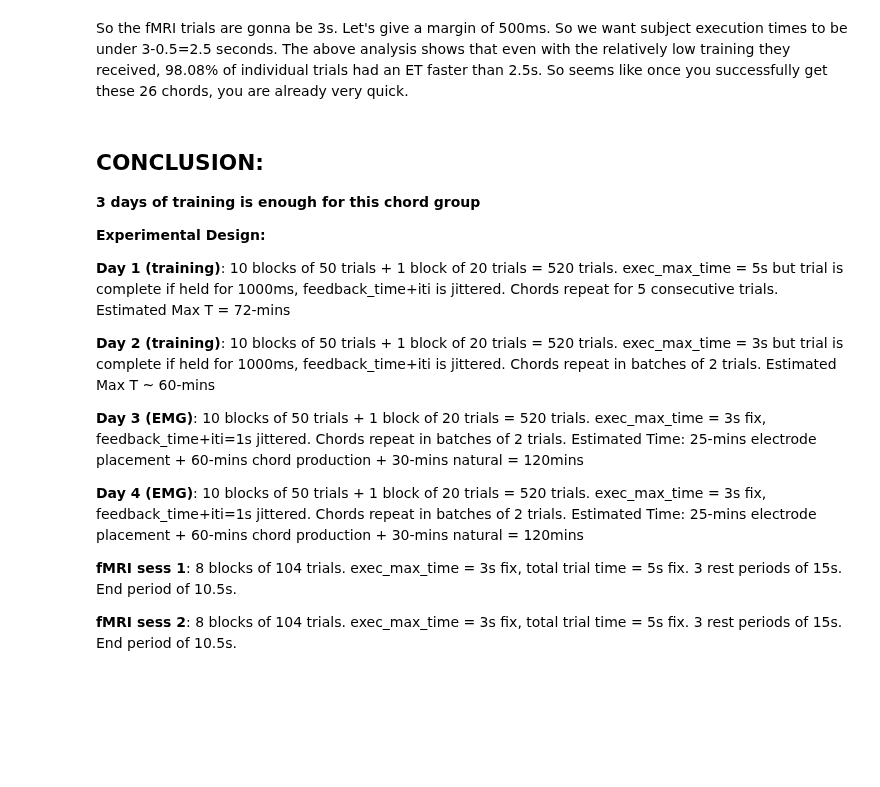
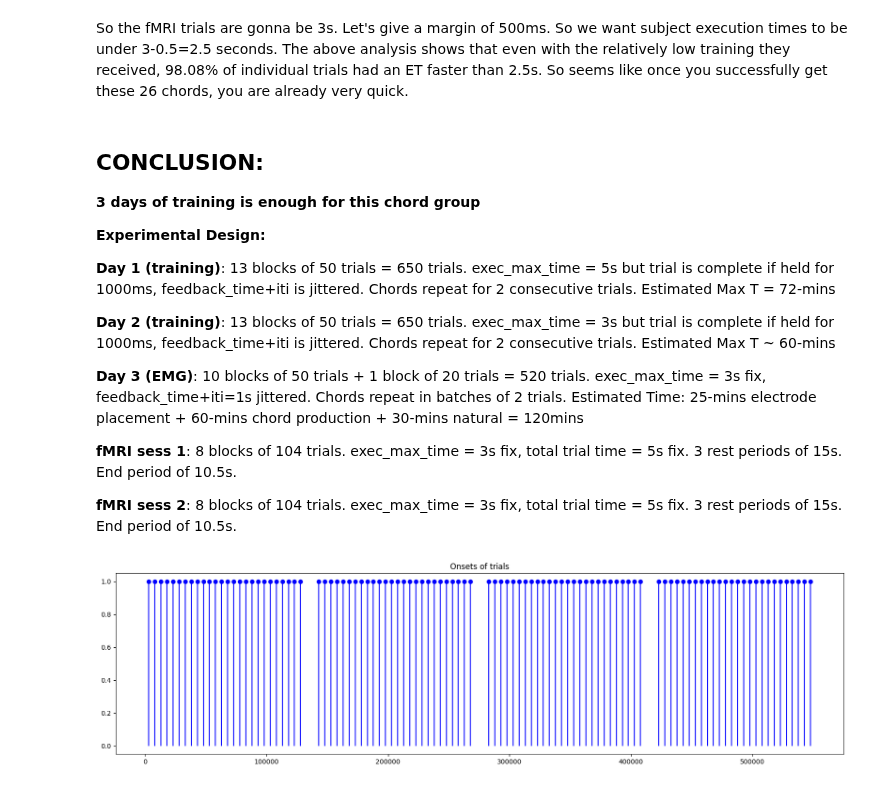
Before and after one commit to alighavam/EFC_patternfMRI, a Jupyter notebook: efcp_experiment_design.ipynb, the cells around one changed output. Saved outputs shown, nothing was run; the diff lists cells and outputs as text; code cells hidden in the pictures; blank space fills up the shorter version.

```diff
--- a/efcp_experiment_design.ipynb
+++ b/efcp_experiment_design.ipynb
@@ -62,14 +63,24 @@ So the fMRI trials are gonna be 3s. Let's give a margin of 500ms. So we want sub
 
 **Experimental Design:**
 
-**Day 1 (training)**: 10 blocks of 50 trials + 1 block of 20 trials = 520 trials. exec_max_time = 5s but trial is complete if held for 1000ms, feedback_time+iti is jittered. Chords repeat for 5 consecutive trials. Estimated Max T = 72-mins
+**Day 1 (training)**: 13 blocks of 50 trials = 650 trials. exec_max_time = 5s but trial is complete if held for 1000ms, feedback_time+iti is jittered. Chords repeat for 2 consecutive trials. Estimated Max T = 72-mins
 
-**Day 2 (training)**: 10 blocks of 50 trials + 1 block of 20 trials = 520 trials. exec_max_time = 3s but trial is complete if held for 1000ms, feedback_time+iti is jittered. Chords repeat in batches of 2 trials. Estimated Max T ~ 60-mins
+**Day 2 (training)**: 13 blocks of 50 trials = 650 trials. exec_max_time = 3s but trial is complete if held for 1000ms, feedback_time+iti is jittered. Chords repeat for 2 consecutive trials. Estimated Max T ~ 60-mins
 
 **Day 3 (EMG)**: 10 blocks of 50 trials + 1 block of 20 trials = 520 trials. exec_max_time = 3s fix, feedback_time+iti=1s jittered. Chords repeat in batches of 2 trials. Estimated Time: 25-mins electrode placement + 60-mins chord production + 30-mins natural = 120mins
-
-**Day 4 (EMG)**: 10 blocks of 50 trials + 1 block of 20 trials = 520 trials. exec_max_time = 3s fix, feedback_time+iti=1s jittered. Chords repeat in batches of 2 trials. Estimated Time: 25-mins electrode placement + 60-mins chord production + 30-mins natural = 120mins
 
 **fMRI sess 1**: 8 blocks of 104 trials. exec_max_time = 3s fix, total trial time = 5s fix. 3 rest periods of 15s. End period of 10.5s.
 
 **fMRI sess 2**: 8 blocks of 104 trials. exec_max_time = 3s fix, total trial time = 5s fix. 3 rest periods of 15s. End period of 10.5s.
+# %%
+x = pd.read_csv('/Users/alighavampour/Desktop/Projects/EFC_patternfMRI/target/subj102/efcp_s102_scan_day2_run08.tgt', sep='\t')
+
+onsets = x['startTime'].values
+
+# plot the onsets of trials as stem plot:
+fig, ax = plt.subplots(1, 1, figsize=(20, 5))
+plt.stem(onsets, np.ones(len(onsets)), linefmt='b-', markerfmt='bo', basefmt=' ')
+plt.title('Onsets of trials')
+plt.show()
+# %% [output]
+[figure, added]
```
Also changed, not shown: parts of 1 cell of this notebook, 1 other file.
